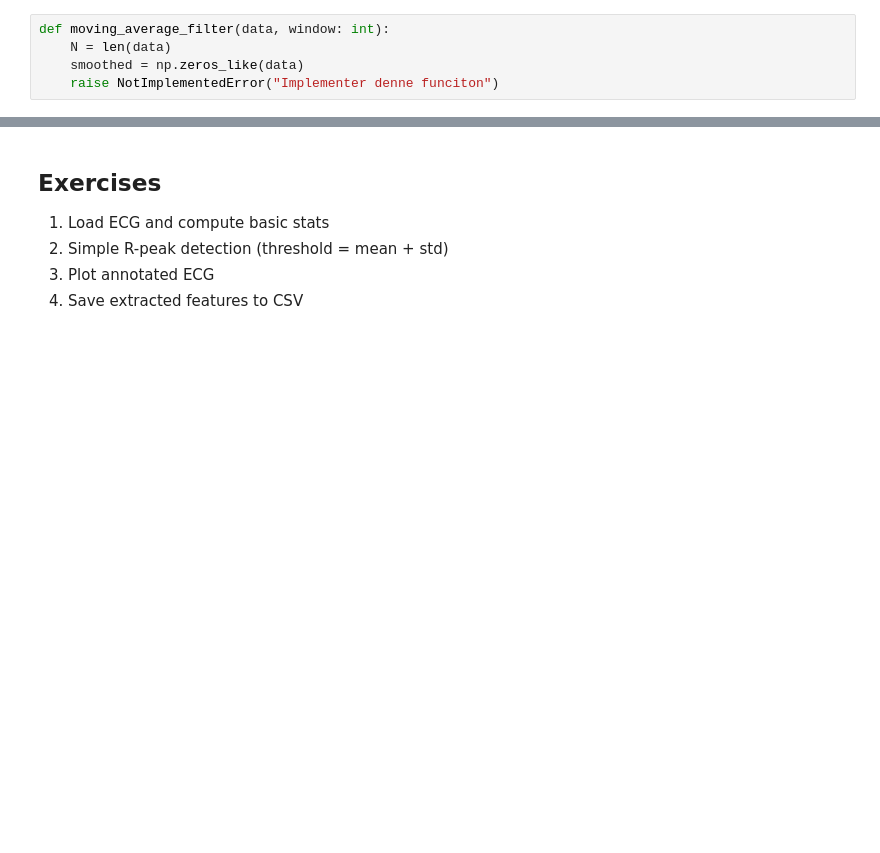
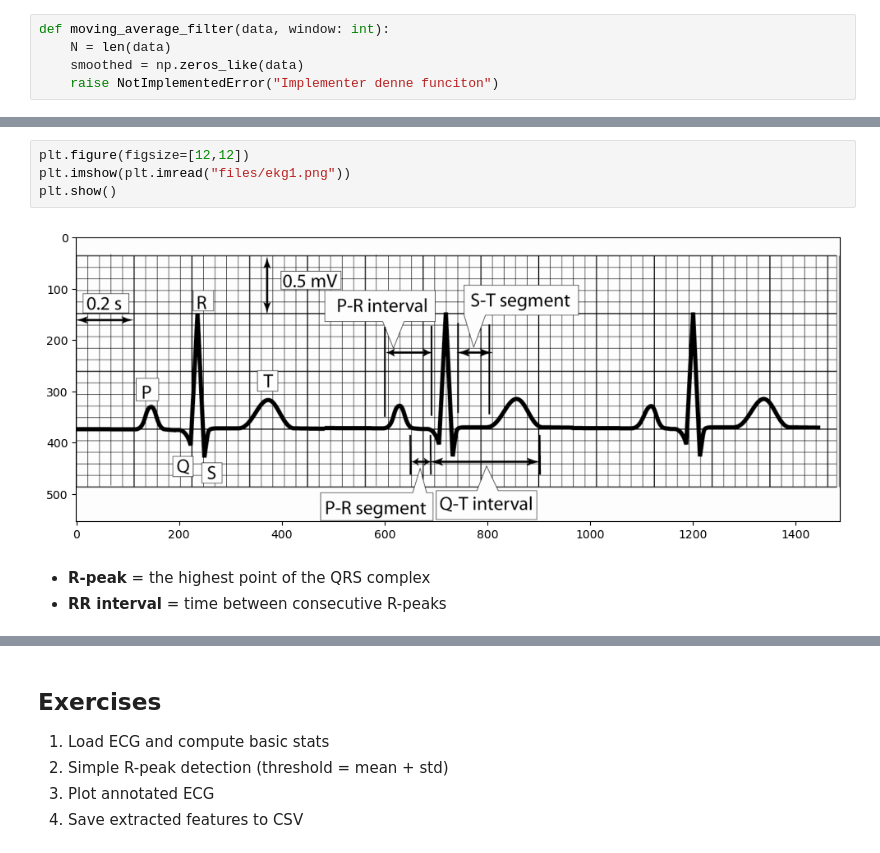
Before and after one commit to AAU-ST2-Programming/signals_1, a Jupyter notebook: signals_1.ipynb, the cells around one changed output, grey strips where cells are left out. Drawn from its saved outputs; the diff is of its cells as text; blank space fills up the shorter version.

```diff
--- a/signals_1.ipynb
+++ b/signals_1.ipynb
@@ -305,0 +332,9 @@ plt.show()
+# %%
+plt.figure(figsize=[12,12])
+plt.imshow(plt.imread("files/ekg1.png"))
+plt.show()
+# %% [output]
+[figure, added]
+# %% [markdown]
+* **R-peak** = the highest point of the QRS complex
+* **RR interval** = time between consecutive R-peaks
```
Also changed, not shown: parts of 12 cells of this notebook, 3 other files.
